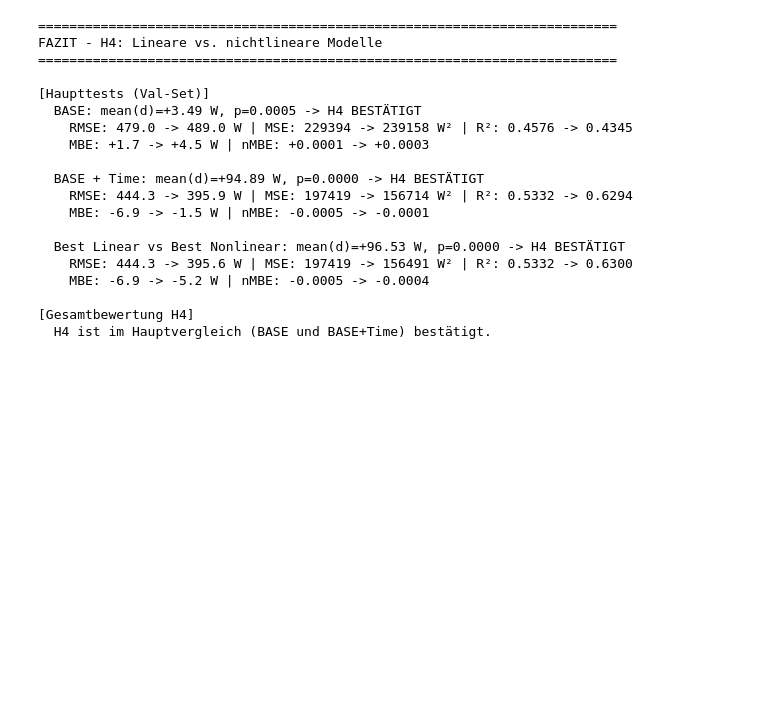
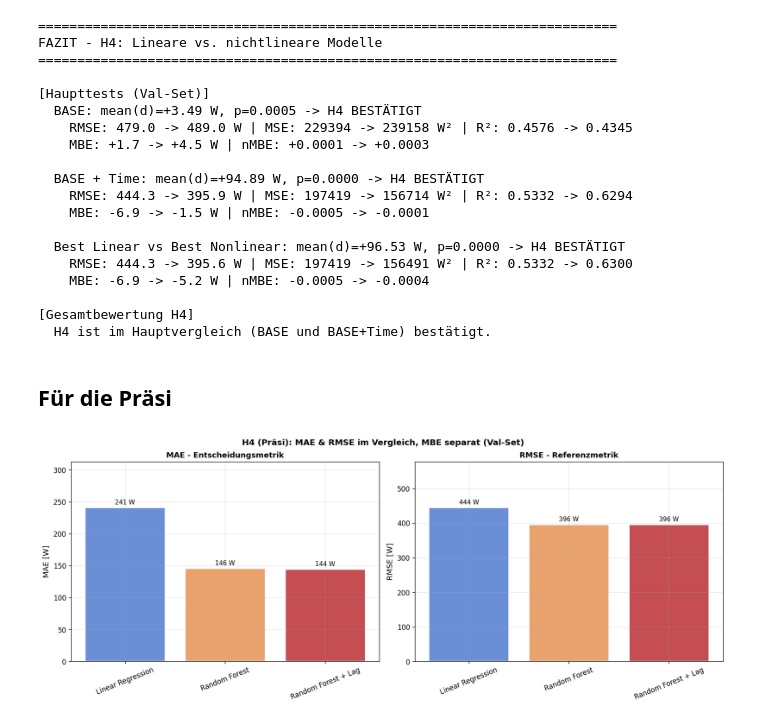
Before and after one commit to Anni075/KI-Project, a Jupyter notebook: notebooks/hypothesen/H04_linear_vs_nonlinear_models.ipynb, the cells around one changed output. Drawn from its saved outputs; the diff is of its cells as text; code cells hidden in the pictures; blank space fills up the shorter version.

```diff
--- a/notebooks/hypothesen/H04_linear_vs_nonlinear_models.ipynb
+++ b/notebooks/hypothesen/H04_linear_vs_nonlinear_models.ipynb
@@ -388,3 +388,56 @@ FAZIT - H4: Lineare vs. nichtlineare Modelle
 
 [Gesamtbewertung H4]
   H4 ist im Hauptvergleich (BASE und BASE+Time) bestätigt.
+# %% [markdown]
+## Für die Präsi
+# %%
+from matplotlib.gridspec import GridSpec
+
+# Einheitliche Typografie für Präsi-Abbildungen
+FONT_SUPTITLE = 12
+FONT_TITLE = 11
+FONT_LABEL = 11
+FONT_TICK = 10
+FONT_BARLABEL = 9
+
+PRESENTATION_MODELS_H4 = [
+    ('Linear Regression', 'Linear Regression + Time'),
+    ('Random Forest', 'Random Forest + Time'),
+    ('Random Forest + Lag', 'Random Forest + Time + Lag'),
+]
+
+display_labels = [label for label, _ in PRESENTATION_MODELS_H4]
+model_keys = [key for _, key in PRESENTATION_MODELS_H4]
+colors = [MODEL_COLORS[m] for m in model_keys]
+
+fig = plt.figure(figsize=(14, 10))
+gs = GridSpec(2, 2, figure=fig, height_ratios=[1, 1.05])
+
+ax_mae = fig.add_subplot(gs[0, 0])
+ax_rmse = fig.add_subplot(gs[0, 1])
+
+# MAE
+mae_vals = [summary.loc[m, 'MAE [W]'] for m in model_keys]
+bars_mae = ax_mae.bar(display_labels, mae_vals, color=colors, edgecolor='white', linewidth=1.2)
+ax_mae.bar_label(bars_mae, fmt='%.0f W', padding=3, fontsize=FONT_BARLABEL)
+ax_mae.set_title('MAE - Entscheidungsmetrik', fontsize=FONT_TITLE, fontweight='bold')
+ax_mae.set_ylabel('MAE [W]', fontsize=FONT_LABEL)
+ax_mae.tick_params(axis='x', rotation=22, labelsize=FONT_TICK)
+ax_mae.tick_params(axis='y', labelsize=FONT_TICK)
+ax_mae.set_ylim(0, max(mae_vals) * 1.30)
+
+# RMSE
+rmse_vals = [summary.loc[m, 'RMSE [W]'] for m in model_keys]
+bars_rmse = ax_rmse.bar(display_labels, rmse_vals, color=colors, edgecolor='white', linewidth=1.2)
+ax_rmse.bar_label(bars_rmse, fmt='%.0f W', padding=3, fontsize=FONT_BARLABEL)
+ax_rmse.set_title('RMSE - Referenzmetrik', fontsize=FONT_TITLE, fontweight='bold')
+ax_rmse.set_ylabel('RMSE [W]', fontsize=FONT_LABEL)
+ax_rmse.tick_params(axis='x', rotation=22, labelsize=FONT_TICK)
+ax_rmse.tick_params(axis='y', labelsize=FONT_TICK)
+ax_rmse.set_ylim(0, max(rmse_vals) * 1.30)
+
+fig.suptitle('H4 (Präsi): MAE & RMSE im Vergleich, MBE separat (Val-Set)', fontsize=12, fontweight='bold')
+plt.tight_layout()
+plt.show()
+# %% [output]
+[figure, added]
```
Also changed, not shown: parts of 1 cell of this notebook, 1 other file.
